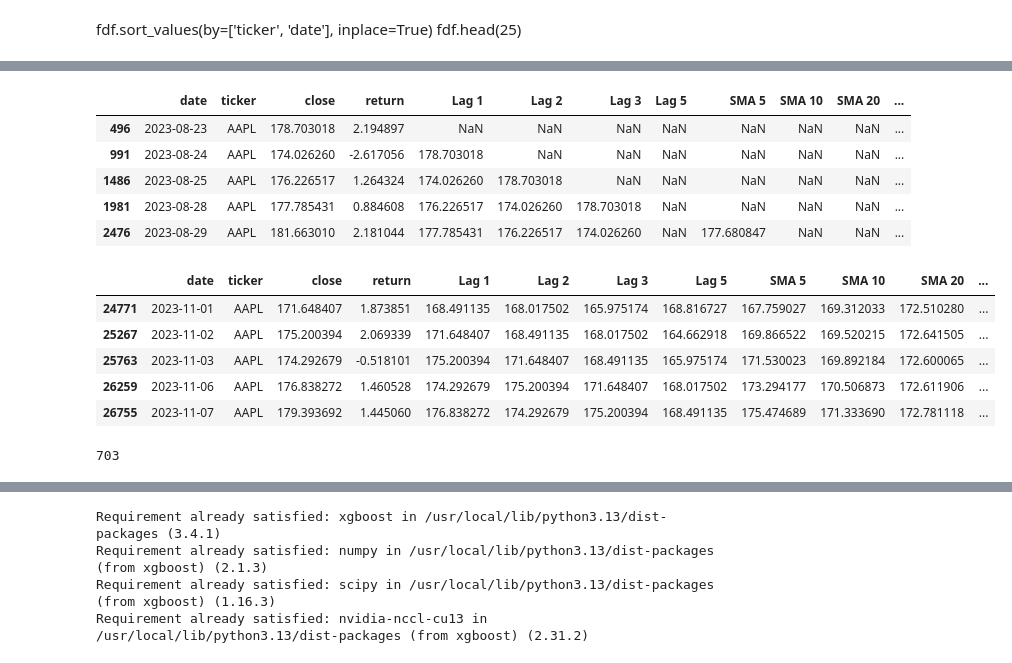
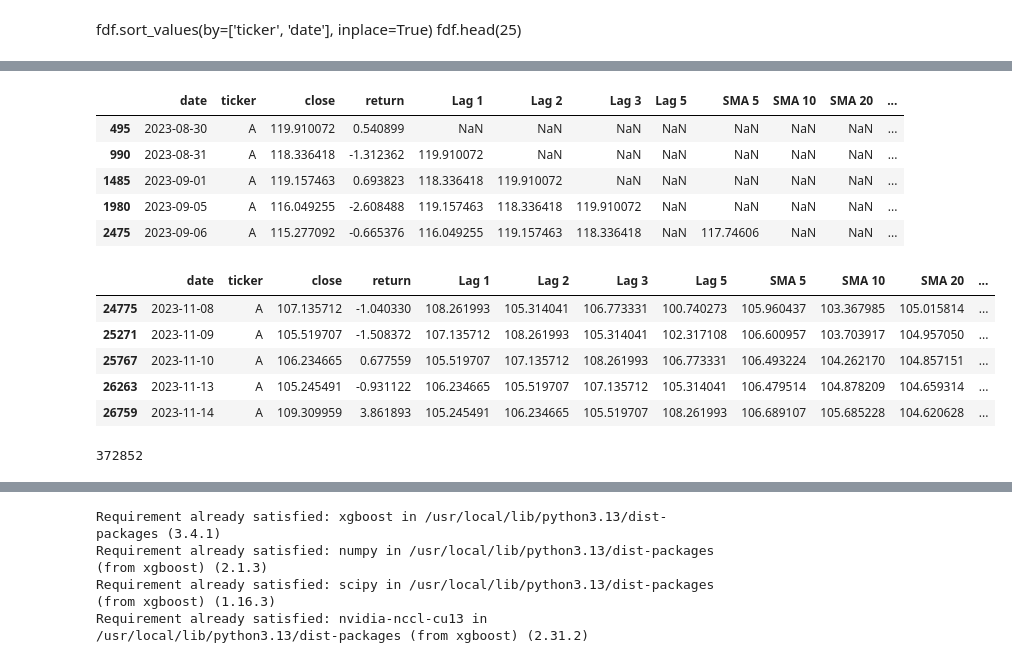
Before and after one commit to Suman-Poola/Random-Forrest-s-p500, a Jupyter notebook: XGBoost.ipynb, the cells around one changed output, grey strips where cells are left out. Drawn from its saved outputs; the diff is of its cells as text; code cells hidden in the pictures.

```diff
--- a/XGBoost.ipynb
+++ b/XGBoost.ipynb
@@ -125 +149,3 @@ fdf_appl.head()
+# %%
+df=fdf
 # %%
@@ -152,0 +175,6 @@ fdf_appl.head(25)
+# %%
+df['Lag 1'] = df.groupby('ticker')['close'].shift(1)
+df['Lag 2'] = df.groupby('ticker')['close'].shift(2)
+df['Lag 3'] = df.groupby('ticker')['close'].shift(3)
+df['Lag 5'] = df.groupby('ticker')['close'].shift(5)
+df.head(25)
@@ -153,12 +199,12 @@ fdf_appl.head(25)
 # %%
-fdf_appl['SMA 5'] = fdf_appl['close'].rolling(window=5).mean()
-fdf_appl['SMA 10'] = fdf_appl['close'].rolling(window=10).mean()
-fdf_appl['SMA 20'] = fdf_appl['close'].rolling(window=20).mean()
-fdf_appl['SMA 30'] = fdf_appl['close'].rolling(window=30).mean()
-fdf_appl['SMA 50'] = fdf_appl['close'].rolling(window=50).mean()
+df['SMA 5'] = df['close'].rolling(window=5).mean()
+df['SMA 10'] = df['close'].rolling(window=10).mean()
+df['SMA 20'] = df['close'].rolling(window=20).mean()
+df['SMA 30'] = df['close'].rolling(window=30).mean()
+df['SMA 50'] = df['close'].rolling(window=50).mean()
 
-fdf_appl.head(100)
-#fdf_appl = fdf[fdf['ticker'] == 'AAPL'].copy()
-#fdf_appl.head()
+df.head(100)
+#df = fdf[fdf['ticker'] == 'AAPL'].copy()
+#df.head()
 # %% [output]
 |  | date | ticker | close | return | Lag 1 | Lag 2 | Lag 3 | Lag 5 | SMA 5 | SMA 10 | SMA 20 | ... |
@@ -176,30 +222,30 @@ fdf_appl.head(100)
 100 rows × 13 columns
 # %%
-fdf_appl['volatility 5'] = fdf_appl['return'].rolling(5).std()
-fdf_appl['volatility 10'] = fdf_appl['return'].rolling(10).std()
-fdf_appl['volatility 20'] = fdf_appl['return'].rolling(20).std()
-fdf_appl['volatility 30'] = fdf_appl['return'].rolling(30).std()
-fdf_appl.head()
+df['volatility 5'] = df['return'].rolling(5).std()
+df['volatility 10'] = df['return'].rolling(10).std()
+df['volatility 20'] = df['return'].rolling(20).std()
+df['volatility 30'] = df['return'].rolling(30).std()
+df.head()
 # %% [output]
 |  | date | ticker | close | return | Lag 1 | Lag 2 | Lag 3 | Lag 5 | SMA 5 | SMA 10 | SMA 20 | ... |
-| 496 | 2023-08-23 | AAPL | 178.703018 | 2.194897 | NaN | NaN | NaN | NaN | NaN | NaN | NaN | ... |
-| 991 | 2023-08-24 | AAPL | 174.026260 | -2.617056 | 178.703018 | NaN | NaN | NaN | NaN | NaN | NaN | ... |
-| 1486 | 2023-08-25 | AAPL | 176.226517 | 1.264324 | 174.026260 | 178.703018 | NaN | NaN | NaN | NaN | NaN | ... |
-| 1981 | 2023-08-28 | AAPL | 177.785431 | 0.884608 | 176.226517 | 174.026260 | 178.703018 | NaN | NaN | NaN | NaN | ... |
-| 2476 | 2023-08-29 | AAPL | 181.663010 | 2.181044 | 177.785431 | 176.226517 | 174.026260 | NaN | 177.680847 | NaN | NaN | ... |
+| 495 | 2023-08-30 | A | 119.910072 | 0.540899 | NaN | NaN | NaN | NaN | NaN | NaN | NaN | ... |
+| 990 | 2023-08-31 | A | 118.336418 | -1.312362 | 119.910072 | NaN | NaN | NaN | NaN | NaN | NaN | ... |
+| 1485 | 2023-09-01 | A | 119.157463 | 0.693823 | 118.336418 | 119.910072 | NaN | NaN | NaN | NaN | NaN | ... |
+| 1980 | 2023-09-05 | A | 116.049255 | -2.608488 | 119.157463 | 118.336418 | 119.910072 | NaN | NaN | NaN | NaN | ... |
+| 2475 | 2023-09-06 | A | 115.277092 | -0.665376 | 116.049255 | 119.157463 | 118.336418 | NaN | 117.74606 | NaN | NaN | ... |
 # %%
-fdf_appl = fdf_appl.dropna()
-#fdf_appl = fdf_appl.drop(columns = 'SMA 100')
-fdf_appl.head()
+df = df.dropna()
+#df = df.drop(columns = 'SMA 100')
+df.head()
 # %% [output]
 |  | date | ticker | close | return | Lag 1 | Lag 2 | Lag 3 | Lag 5 | SMA 5 | SMA 10 | SMA 20 | ... |
-| 24771 | 2023-11-01 | AAPL | 171.648407 | 1.873851 | 168.491135 | 168.017502 | 165.975174 | 168.816727 | 167.759027 | 169.312033 | 172.510280 | ... |
-| 25267 | 2023-11-02 | AAPL | 175.200394 | 2.069339 | 171.648407 | 168.491135 | 168.017502 | 164.662918 | 169.866522 | 169.520215 | 172.641505 | ... |
-| 25763 | 2023-11-03 | AAPL | 174.292679 | -0.518101 | 175.200394 | 171.648407 | 168.491135 | 165.975174 | 171.530023 | 169.892184 | 172.600065 | ... |
-| 26259 | 2023-11-06 | AAPL | 176.838272 | 1.460528 | 174.292679 | 175.200394 | 171.648407 | 168.017502 | 173.294177 | 170.506873 | 172.611906 | ... |
-| 26755 | 2023-11-07 | AAPL | 179.393692 | 1.445060 | 176.838272 | 174.292679 | 175.200394 | 168.491135 | 175.474689 | 171.333690 | 172.781118 | ... |
+| 24775 | 2023-11-08 | A | 107.135712 | -1.040330 | 108.261993 | 105.314041 | 106.773331 | 100.740273 | 105.960437 | 103.367985 | 105.015814 | ... |
+| 25271 | 2023-11-09 | A | 105.519707 | -1.508372 | 107.135712 | 108.261993 | 105.314041 | 102.317108 | 106.600957 | 103.703917 | 104.957050 | ... |
+| 25767 | 2023-11-10 | A | 106.234665 | 0.677559 | 105.519707 | 107.135712 | 108.261993 | 106.773331 | 106.493224 | 104.262170 | 104.857151 | ... |
+| 26263 | 2023-11-13 | A | 105.245491 | -0.931122 | 106.234665 | 105.519707 | 107.135712 | 105.314041 | 106.479514 | 104.878209 | 104.659314 | ... |
+| 26759 | 2023-11-14 | A | 109.309959 | 3.861893 | 105.245491 | 106.234665 | 105.519707 | 108.261993 | 106.689107 | 105.685228 | 104.620628 | ... |
 # %%
-len(fdf_appl)
+len(df)
 # %% [output]
-703
+372852
 # %%
```
Also changed, not shown: parts of 19 cells of this notebook.
